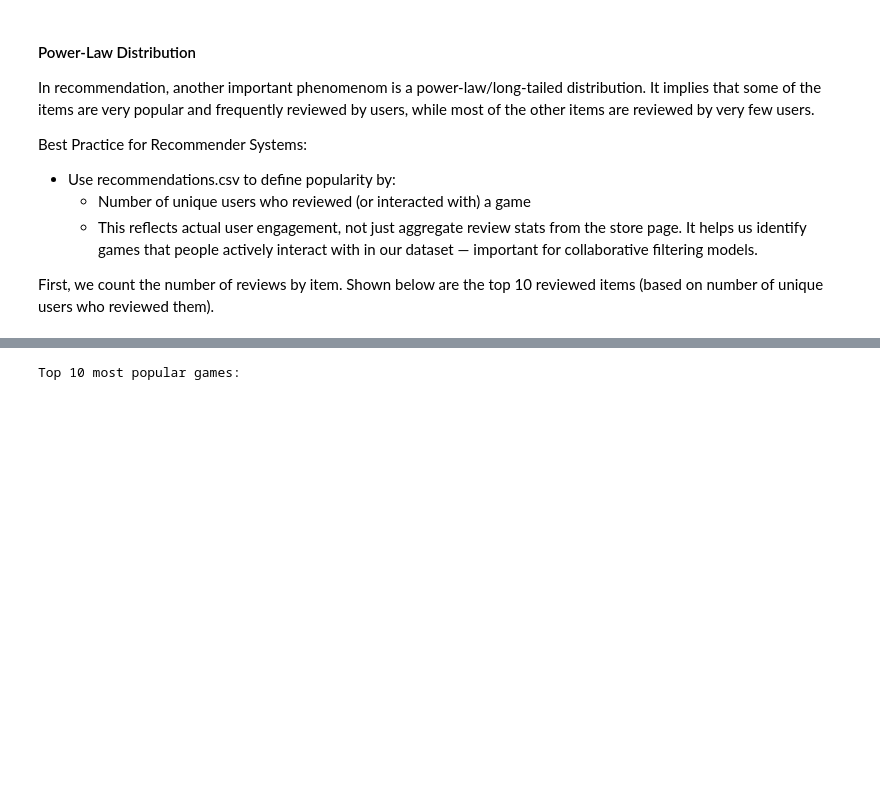
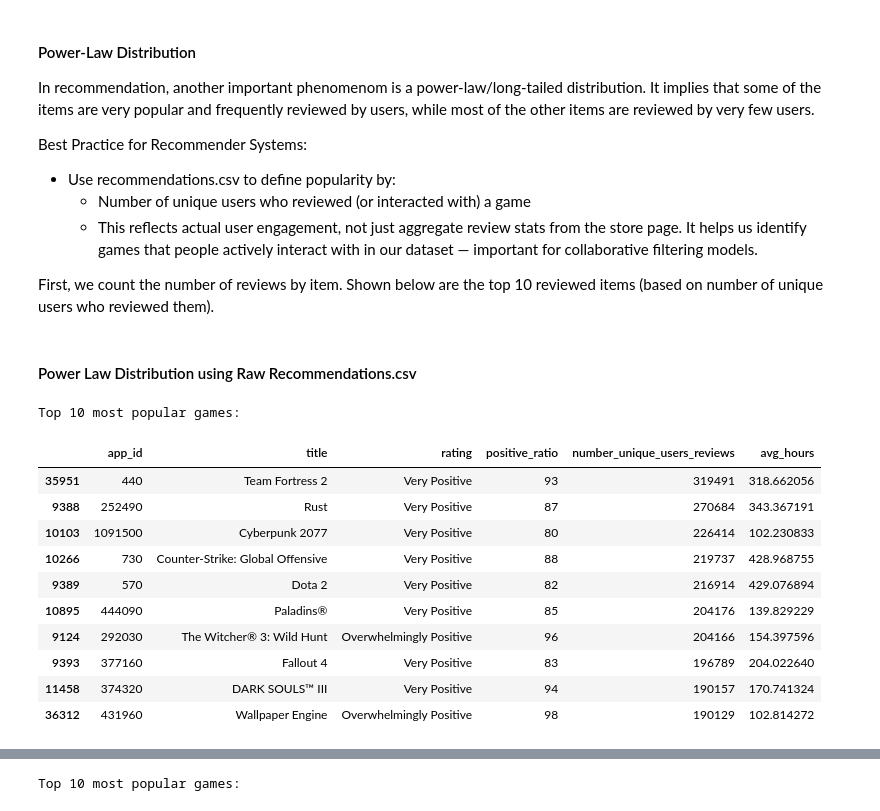
Before and after one commit to xiaojun1402/Recsys_Steam_Games, a Jupyter notebook: eda.ipynb, the cells around one changed output, grey strips where cells are left out. Cells and saved outputs as stored; diff of their text form; code cells hidden in the pictures; blank space fills up the shorter version.

```diff
--- a/eda.ipynb
+++ b/eda.ipynb
@@ -732,3 +810,5 @@ Best Practice for Recommender Systems:
     - This reflects actual user engagement, not just aggregate review stats from the store page. It helps us identify games that people actively interact with in our dataset — important for collaborative filtering models.
 
 First, we count the number of reviews by item. Shown below are the top 10 reviewed items (based on number of unique users who reviewed them).
+# %% [markdown]
+#### Power Law Distribution using Raw Recommendations.csv
@@ -734,0 +836,16 @@ First, we count the number of reviews by item. Shown below are the top 10 review
+# %%
+print("Top 10 most popular games:")
+top_10_games
+# %% [output]
+Top 10 most popular games:
+|  | app_id | title | rating | positive_ratio | number_unique_users_reviews | avg_hours |
+| 35951 | 440 | Team Fortress 2 | Very Positive | 93 | 319491 | 318.662056 |
+| 9388 | 252490 | Rust | Very Positive | 87 | 270684 | 343.367191 |
+| 10103 | 1091500 | Cyberpunk 2077 | Very Positive | 80 | 226414 | 102.230833 |
+| 10266 | 730 | Counter-Strike: Global Offensive | Very Positive | 88 | 219737 | 428.968755 |
+| 9389 | 570 | Dota 2 | Very Positive | 82 | 216914 | 429.076894 |
+| 10895 | 444090 | Paladins® | Very Positive | 85 | 204176 | 139.829229 |
+| 9124 | 292030 | The Witcher® 3: Wild Hunt | Overwhelmingly Positive | 96 | 204166 | 154.397596 |
+| 9393 | 377160 | Fallout 4 | Very Positive | 83 | 196789 | 204.022640 |
+| 11458 | 374320 | DARK SOULS™ III | Very Positive | 94 | 190157 | 170.741324 |
+| 36312 | 431960 | Wallpaper Engine | Overwhelmingly Positive | 98 | 190129 | 102.814272 |
```
Also changed, not shown: parts of 33 cells of this notebook.
